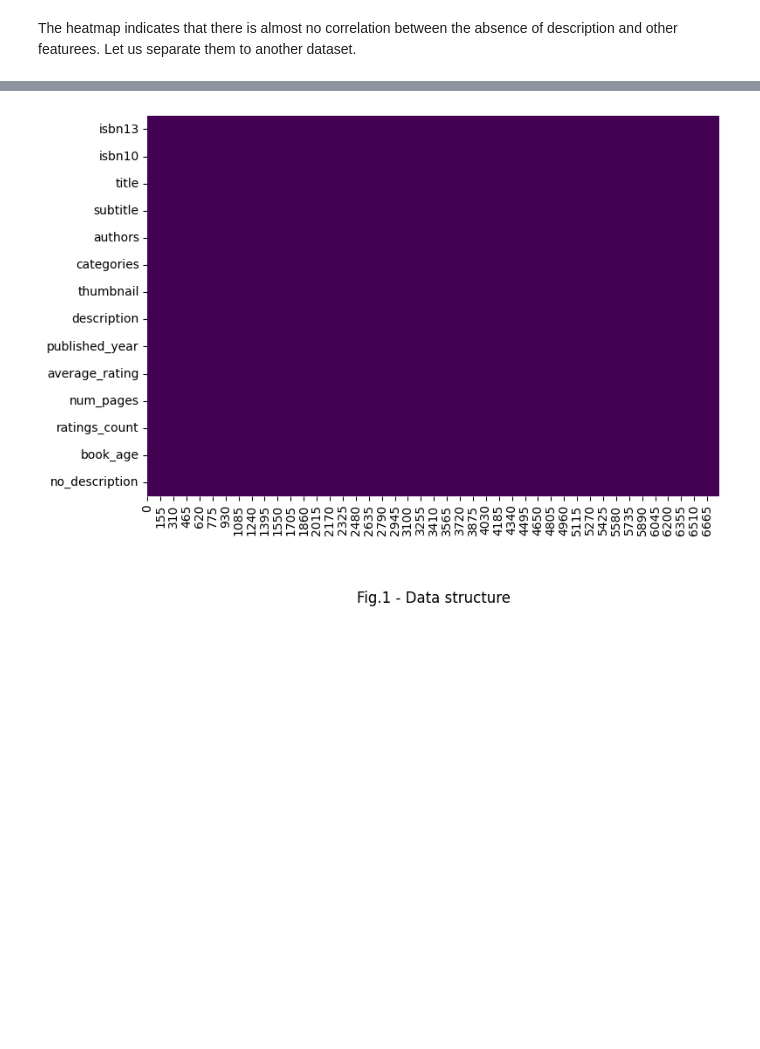
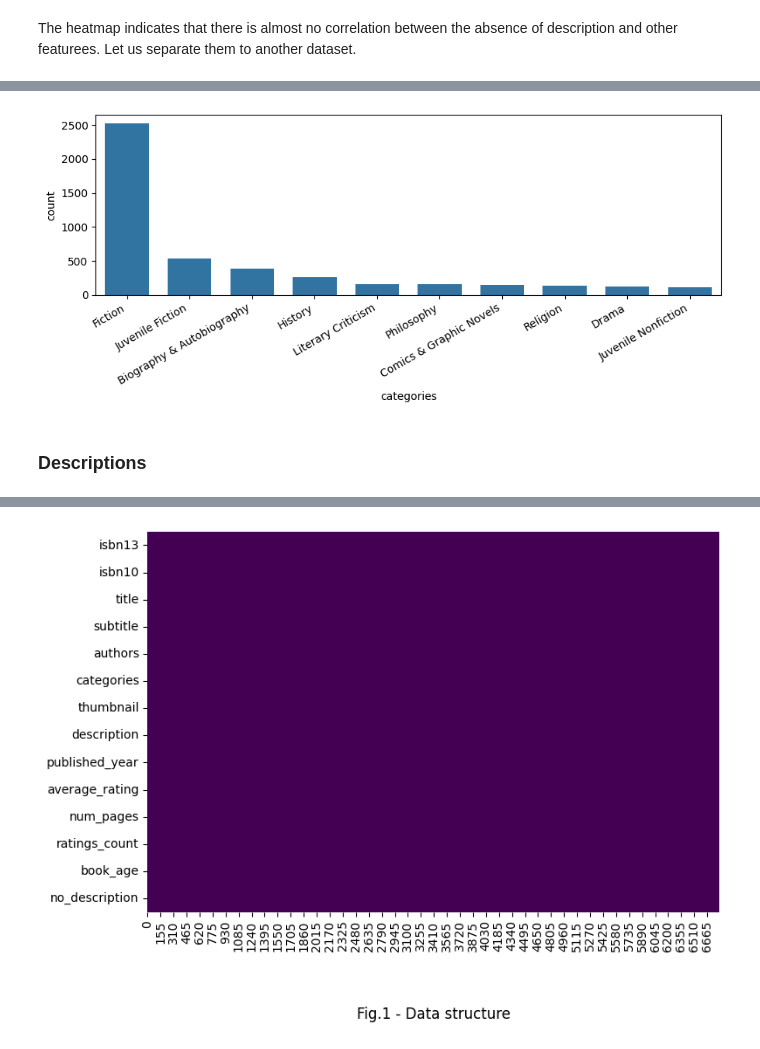
Before and after one commit to Alex1iv/recommend_system, a Jupyter notebook: notebooks/Recommend.ipynb, the cells around one changed output, grey strips where cells are left out. Saved outputs shown, nothing was run; the diff lists cells and outputs as text; code cells hidden in the pictures; blank space fills up the shorter version.

```diff
--- a/notebooks/Recommend.ipynb
+++ b/notebooks/Recommend.ipynb
@@ -137,5 +121,14 @@ The heatmap indicates that there is almost no correlation between the absence of
 # col = ['description', 'published_year', 'average_rating', 'num_pages']
 #     #'isbn13', 'isbn10', 'title',  'authors', 'categories', #'subtitle'
 #     #'thumbnail',  'ratings_count', 'book_age', 'no_description']
-# mask = data[col].isna() == True
-# data, data_missing = data[mask], data[~mask]
+idx = []
+for i in ['description', 'published_year', 'average_rating', 'num_pages']:
+    mask_1 = data[i].isna() == True
+    [idx.append(x) for x in data[mask_1].index.to_list()]
+idx = list(set(idx))
+idx.sort()
+print('First ten missing indexes are: {}'.format(idx[:5]))
+
+mask = data.index.isin(idx) == True
+missing, data = data[mask], data[~mask]
+data.shape
@@ -141,0 +154,9 @@ The heatmap indicates that there is almost no correlation between the absence of
+# %%
+plt.figure(figsize=(9,4))
+sns.barplot(data['categories'].value_counts().nlargest(10), width=0.7)
+plt.xticks(rotation=30,  horizontalalignment='right')
+plt.tight_layout();
+# %% [output]
+[figure, added]
+# %% [markdown]
+### Descriptions
```
Also changed, not shown: parts of 18 cells of this notebook.
